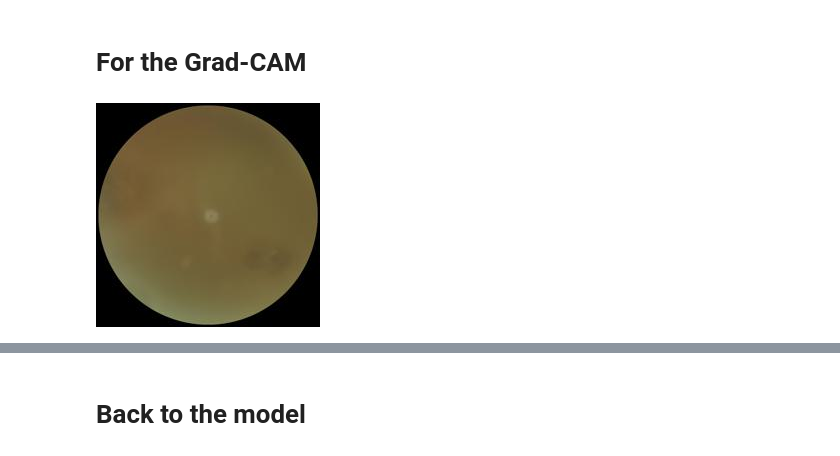
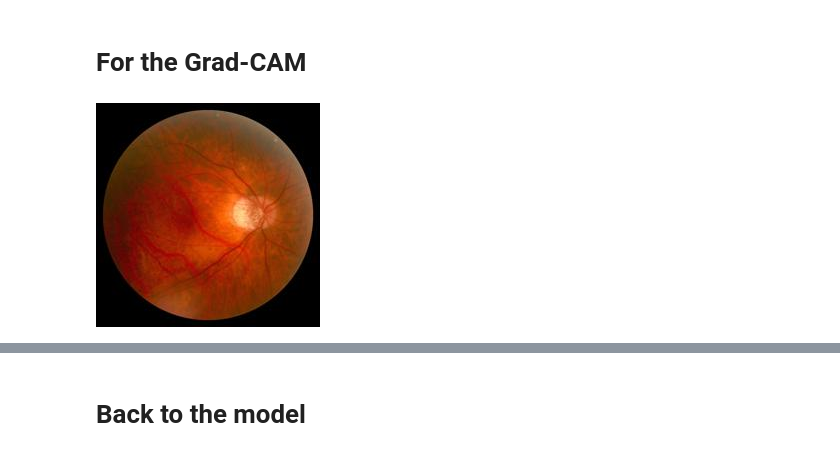
Before and after one commit to florencecornelissen/ODIR_challenge, a Jupyter notebook: VGG19.ipynb, the cells around one changed output, grey strips where cells are left out. Saved outputs shown, nothing was run; the diff lists cells and outputs as text; code cells hidden in the pictures.

```diff
--- a/VGG19.ipynb
+++ b/VGG19.ipynb
@@ -106,16 +107,16 @@ _________________________________________________________________
 # %%
 model_builder = VGG19
 preprocess_input = preprocess_input
 decode_predictions = decode_predictions
 
 last_conv_layer_name = "block5_conv4"
 
 # The local path to our target image
-img_path = './squared_and_cropped_dataset/0_left_[0, 1, 0, 0, 0, 0, 0, 0].jpg'
+img_path = './squared_and_cropped_dataset/106_right_[0, 0, 0, 0, 0, 1, 0, 0].jpg'
 
 display(Image(img_path))
 # %% [output]
-[figure, old version]
+[figure, new version]
 # %%
 def get_img_array(img_path, size):
     # `img` is a PIL image of size 299x299
```
Also changed, not shown: parts of 10 cells of this notebook, 6 other files.
